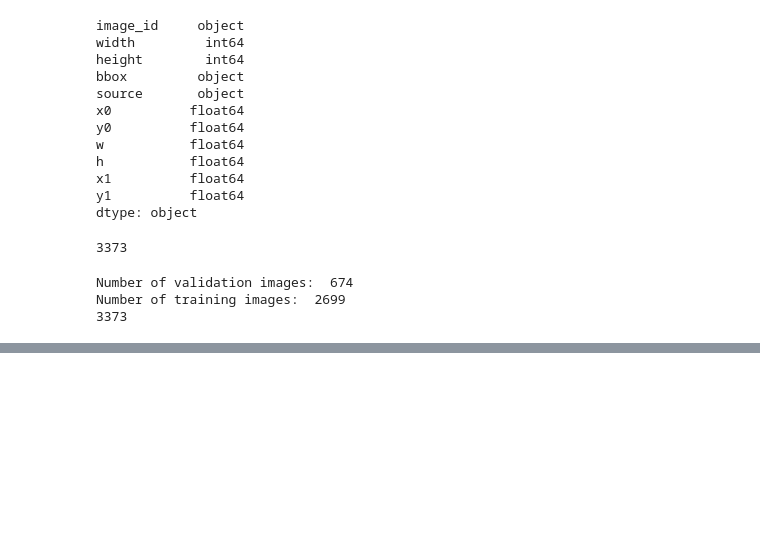
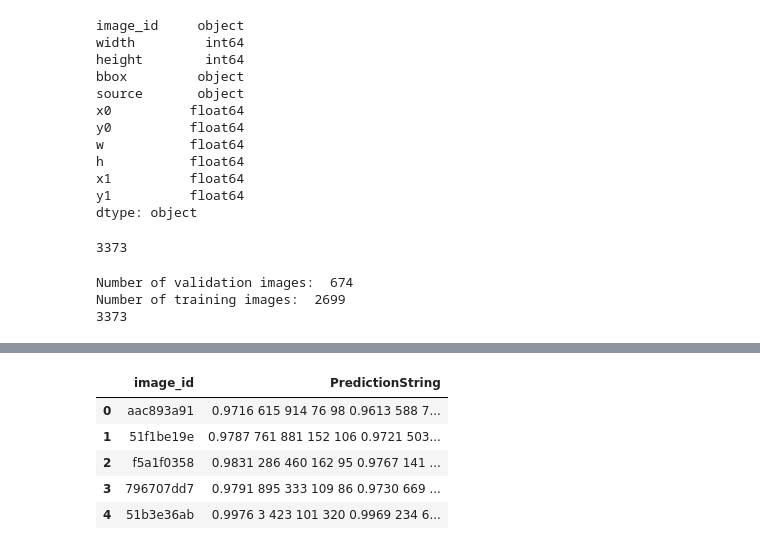
Before and after one commit to comojin1994/Deep_Learning_Study, a Jupyter notebook: Kaggle/Global_Wheat_Detection/Global_Wheat_Detection_FasterRCNN_resnet50fpn.ipynb, the cells around one changed output, grey strips where cells are left out. Cells and saved outputs as stored; diff of their text form; code cells hidden in the pictures; blank space fills up the shorter version.

```diff
--- a/Kaggle/Global_Wheat_Detection/Global_Wheat_Detection_FasterRCNN_resnet50fpn.ipynb
+++ b/Kaggle/Global_Wheat_Detection/Global_Wheat_Detection_FasterRCNN_resnet50fpn.ipynb
@@ -395,0 +475,8 @@ dict_items([('boxes', tensor([[651.5625, 173.4375, 695.3125, 201.5625],
+# %%
+test_dataloader = DataLoader(
+    test_dataset,
+    batch_size = 8,
+    shuffle = False,
+    num_workers = 2,
+    collate_fn = collate_fn
+)
@@ -395,0 +494,37 @@ dict_items([('boxes', tensor([[651.5625, 173.4375, 695.3125, 201.5625],
+# %%
+results = []
+trained_model.eval()
+images = []
+outputs = []
+for images_, image_idx in test_dataloader:
+  images = list(image.to(device, dtype=torch.float) for image in images_)
+  outputs = trained_model(images)
+
+  for i, image in enumerate(images):
+    boxes = outputs[i]['boxes'].data.cpu().numpy()
+    scores = outputs[i]['scores'].data.cpu().numpy()
+
+    boxes = boxes[scores >= detection_threshold].astype(np.int32)
+    scores = scores[scores >= detection_threshold]
+
+    image_id = image_idx[i]
+
+    boxes[:, 2] = boxes[:, 2] - boxes[:, 0]
+    boxes[:, 3] = boxes[:, 3] - boxes[:, 1]
+
+    result = {
+        'image_id': image_id,
+        'PredictionString': format_prediction_string(boxes, scores)
+    }
+
+    results.append(result)
+
+test_df = pd.DataFrame(results, columns=['image_id', 'PredictionString'])
+test_df.head()
+# %% [output]
+|  | image_id | PredictionString |
+| 0 | aac893a91 | 0.9716 615 914 76 98 0.9613 588 7... |
+| 1 | 51f1be19e | 0.9787 761 881 152 106 0.9721 503... |
+| 2 | f5a1f0358 | 0.9831 286 460 162 95 0.9767 141 ... |
+| 3 | 796707dd7 | 0.9791 895 333 109 86 0.9730 669 ... |
+| 4 | 51b3e36ab | 0.9976 3 423 101 320 0.9969 234 6... |
```
Also changed, not shown: parts of 29 cells of this notebook.
